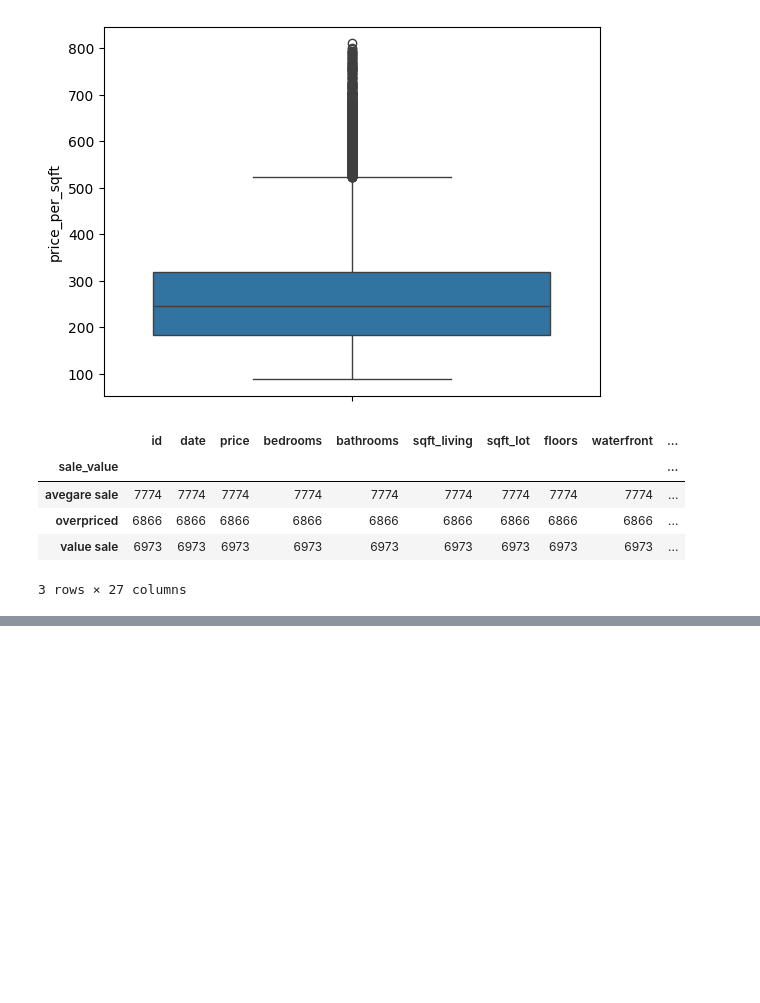
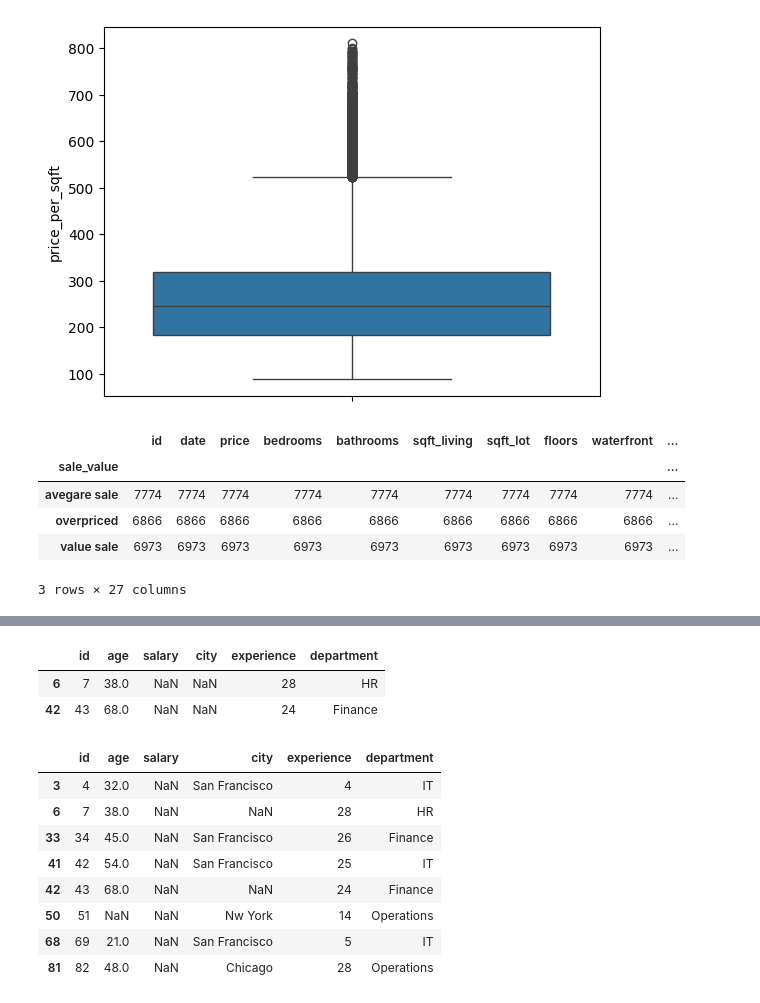
Before and after one commit to delinai/schulich_ds1_2024, a Jupyter notebook: class3_6110T.ipynb, the cells around one changed output, grey strips where cells are left out. Saved outputs shown, nothing was run; the diff lists cells and outputs as text; code cells hidden in the pictures; blank space fills up the shorter version.

```diff
--- a/class3_6110T.ipynb
+++ b/class3_6110T.ipynb
@@ -221,0 +267,18 @@ df.groupby('sale_value').count()
+# %%
+df2[df2.city.isnull() & df2.salary.isnull()]
+# %% [output]
+|  | id | age | salary | city | experience | department |
+| 6 | 7 | 38.0 | NaN | NaN | 28 | HR |
+| 42 | 43 | 68.0 | NaN | NaN | 24 | Finance |
+# %%
+df2[df2.salary.isnull()]
+# %% [output]
+|  | id | age | salary | city | experience | department |
+| 3 | 4 | 32.0 | NaN | San Francisco | 4 | IT |
+| 6 | 7 | 38.0 | NaN | NaN | 28 | HR |
+| 33 | 34 | 45.0 | NaN | San Francisco | 26 | Finance |
+| 41 | 42 | 54.0 | NaN | San Francisco | 25 | IT |
+| 42 | 43 | 68.0 | NaN | NaN | 24 | Finance |
+| 50 | 51 | NaN | NaN | Nw York | 14 | Operations |
+| 68 | 69 | 21.0 | NaN | San Francisco | 5 | IT |
+| 81 | 82 | 48.0 | NaN | Chicago | 28 | Operations |
```
Also changed, not shown: parts of 23 cells of this notebook.
